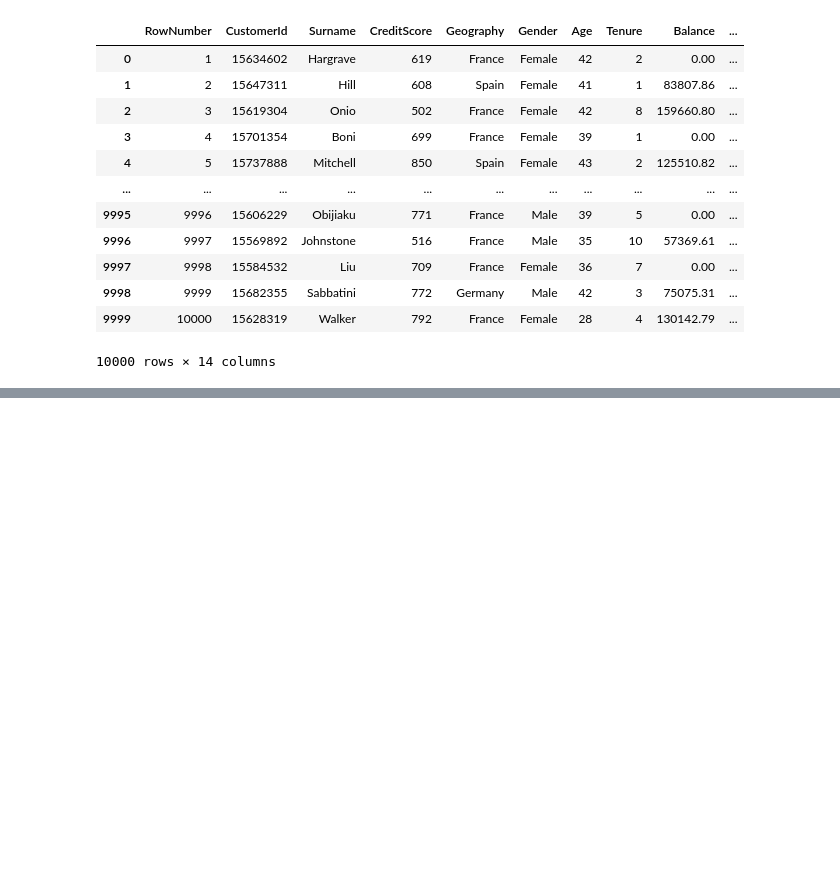
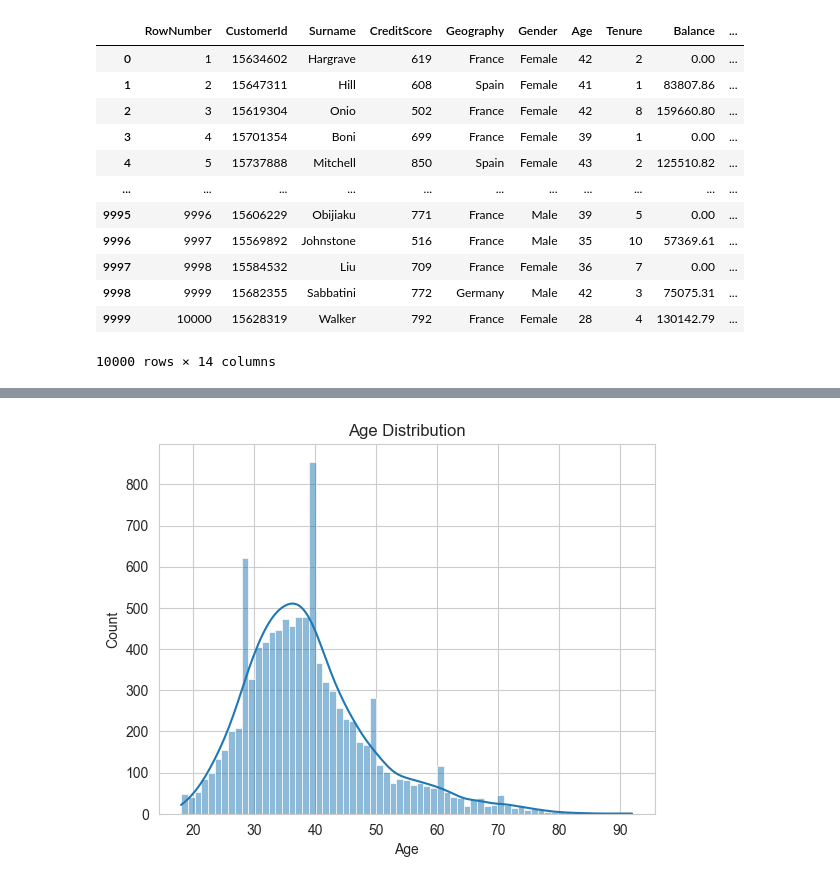
Before and after one commit to Paul-Clue/customer-churn2, a Jupyter notebook: churn.ipynb, the cells around one changed output, grey strips where cells are left out. Saved outputs shown, nothing was run; the diff lists cells and outputs as text; code cells hidden in the pictures; blank space fills up the shorter version.

```diff
--- a/churn.ipynb
+++ b/churn.ipynb
@@ -30,0 +54,8 @@ df
+# %%
+
+# Plot the age distribution
+sns.histplot(x="Age", data=df, kde=True)
+plt.title("Age Distribution")
+plt.show()
+# %% [output]
+[figure, added]
```
Also changed, not shown: parts of 18 cells of this notebook.
